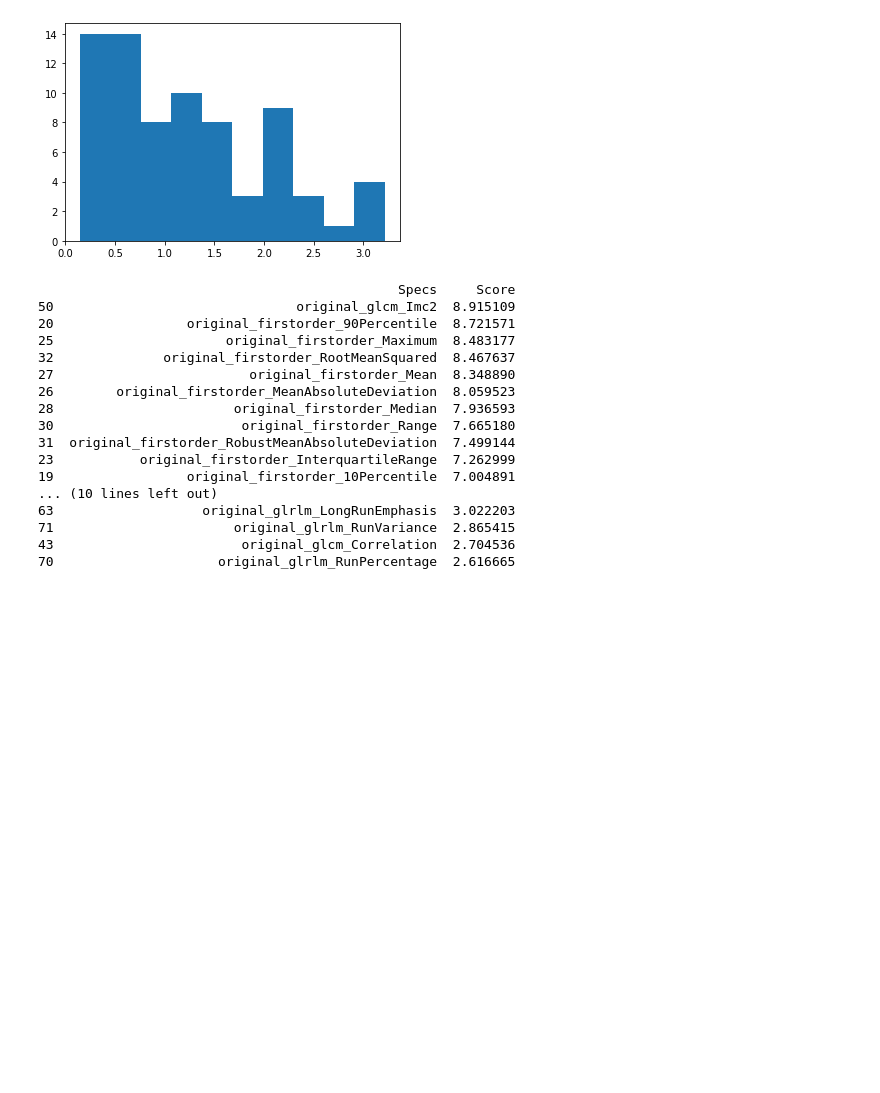
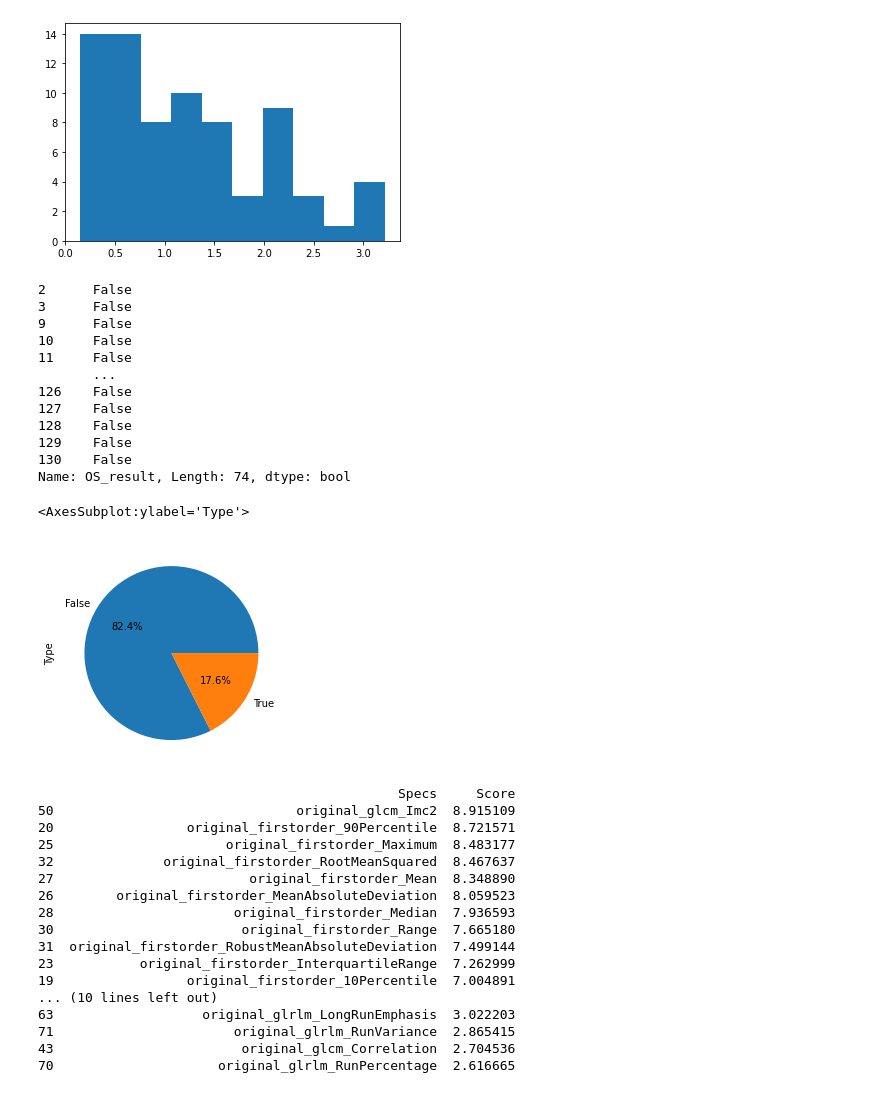
Before and after one commit to CVAPR-sek-7/CVaPR_proj, a Jupyter notebook: DecissionTree.ipynb, the cells around one changed output. Drawn from its saved outputs; the diff is of its cells as text; code cells hidden in the pictures; blank space fills up the shorter version.

```diff
--- a/DecissionTree.ipynb
+++ b/DecissionTree.ipynb
@@ -74,6 +75,29 @@ plt.show()
 # %% [output]
 1.25724
 [figure]
+# %%
+print(radiomic_features_df["OS_result"])
+
+radiomic_features_df.groupby('OS_result').size().plot(kind='pie',
+                                       y = "OS_result",
+                                       label = "Type",
+                                       autopct='%1.1f%%'
+                                       )
+# %% [output]
+2      False
+3      False
+9      False
+10     False
+11     False
+       ...
+126    False
+127    False
+128    False
+129    False
+130    False
+Name: OS_result, Length: 74, dtype: bool
+<AxesSubplot:ylabel='Type'>
+[figure, added]
 # %%
 column_names = radiomic_features_df.columns.values.tolist()
 comb = combinations(column_names, 5)
```
Also changed, not shown: parts of 4 cells of this notebook.
